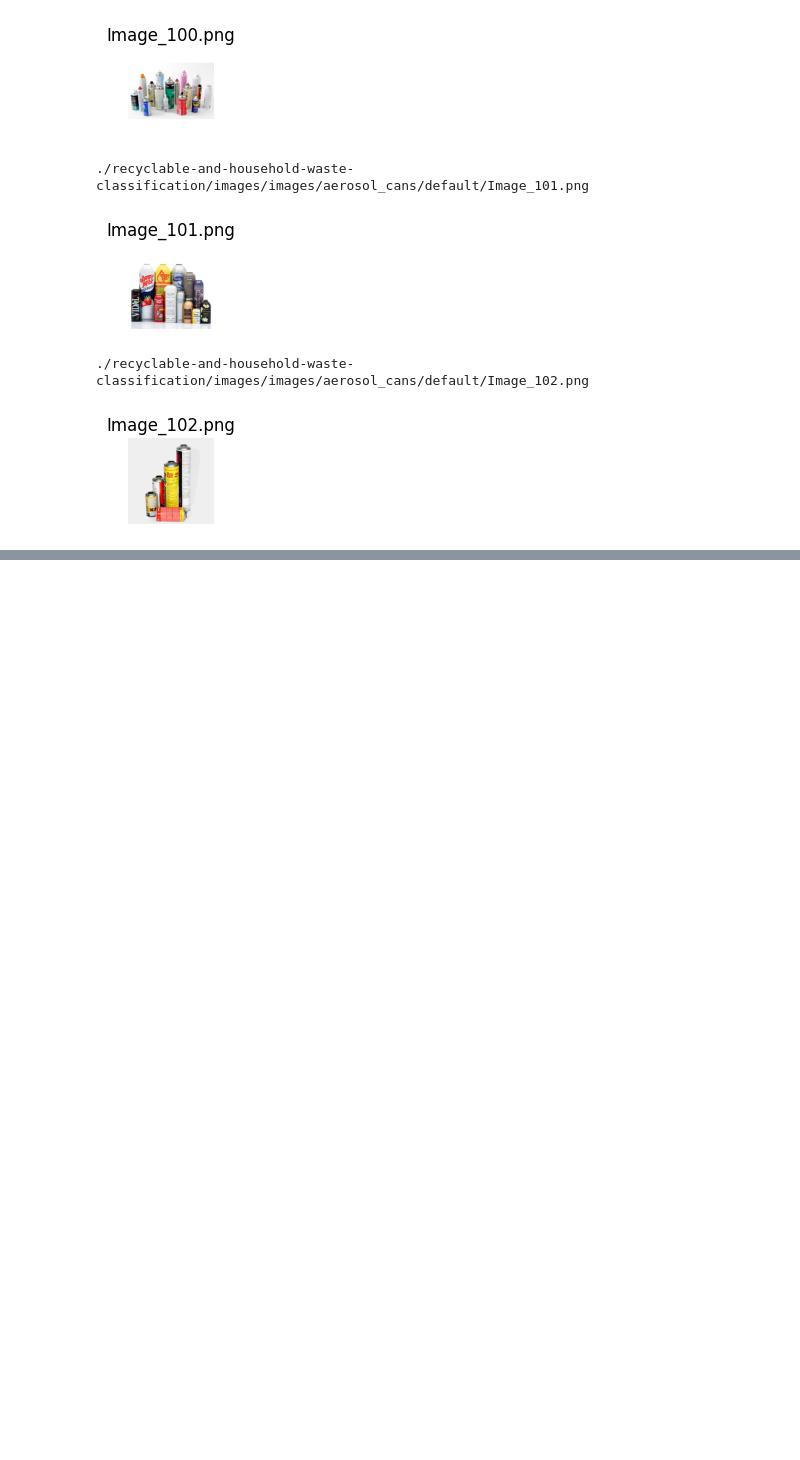
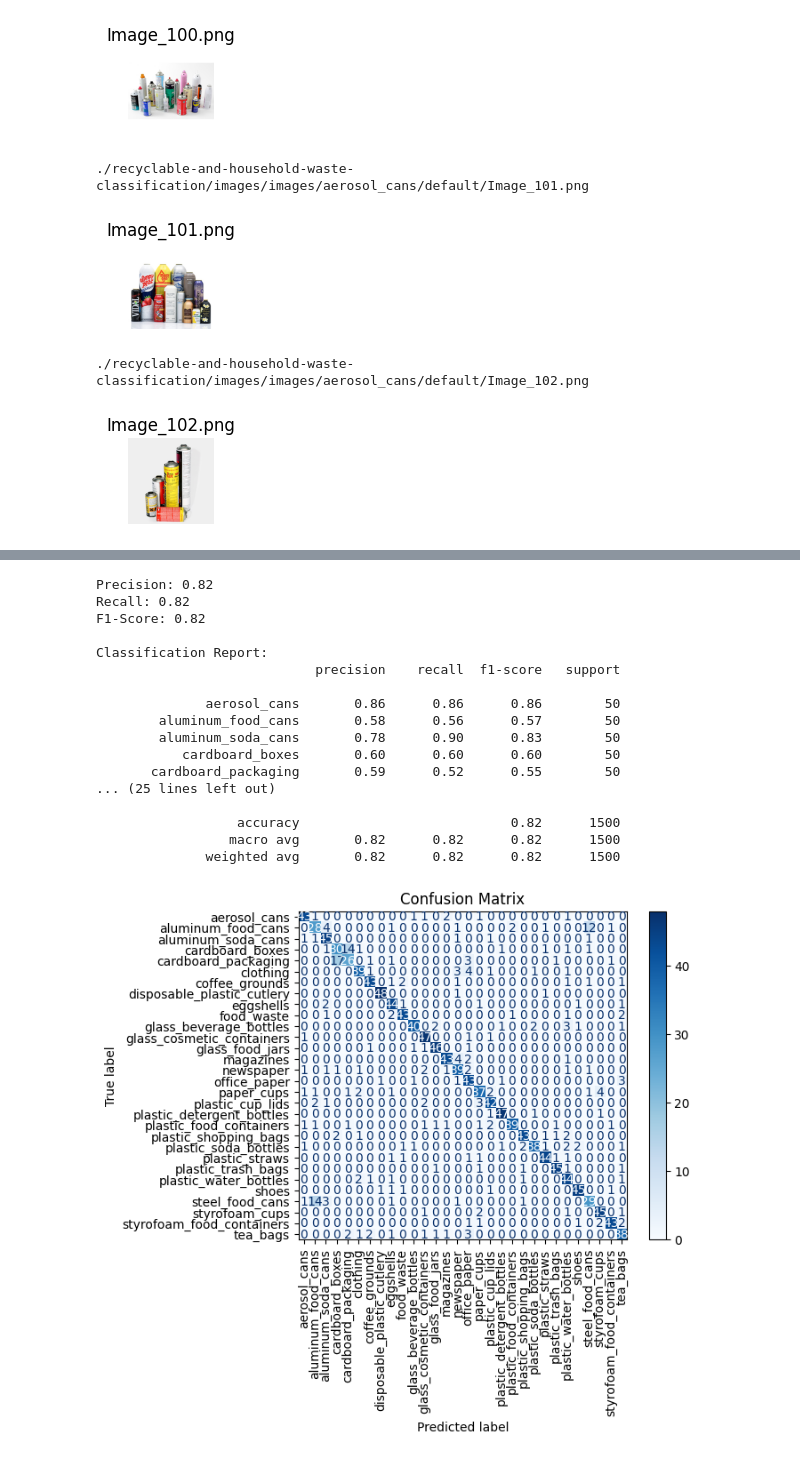
Before and after one commit to MahaJayapal/usd-computer-vision, a Jupyter notebook: models/VGG16_model.ipynb, the cells around one changed output, grey strips where cells are left out. Cells and saved outputs as stored; diff of their text form; code cells hidden in the pictures; blank space fills up the shorter version.

```diff
--- a/models/VGG16_model.ipynb
+++ b/models/VGG16_model.ipynb
@@ -328,0 +525,7 @@ plt.show()
+# %%
+# Predict on the test dataset
+y_pred_probs = model.predict(test_dataset)  # Model outputs probabilities
+y_pred = np.argmax(y_pred_probs, axis=1)    # Convert probabilities to class labels
+
+# Extract true labels from the test dataset
+y_true = np.concatenate([label.numpy() for _, label in test_dataset], axis=0)
@@ -328,0 +534,41 @@ plt.show()
+# %%
+# Precision, Recall, F1-Score
+precision = precision_score(y_true, y_pred, average='macro')
+recall = recall_score(y_true, y_pred, average='macro')
+f1 = f1_score(y_true, y_pred, average='macro')
+
+print(f"Precision: {precision:.2f}")
+print(f"Recall: {recall:.2f}")
+print(f"F1-Score: {f1:.2f}")
+
+# Classification report
+report = classification_report(y_true, y_pred, target_names=test_class_names)
+print("\nClassification Report:")
+print(report)
+
+# Confusion matrix
+cm = confusion_matrix(y_true, y_pred)
+disp = ConfusionMatrixDisplay(confusion_matrix=cm, display_labels=test_class_names)
+disp.plot(cmap=plt.cm.Blues)
+plt.xticks(rotation=90)
+plt.title('Confusion Matrix')
+plt.show()
+# %% [output]
+Precision: 0.82
+Recall: 0.82
+F1-Score: 0.82
+
+Classification Report:
+                            precision    recall  f1-score   support
+
+              aerosol_cans       0.86      0.86      0.86        50
+        aluminum_food_cans       0.58      0.56      0.57        50
+        aluminum_soda_cans       0.78      0.90      0.83        50
+           cardboard_boxes       0.60      0.60      0.60        50
+       cardboard_packaging       0.59      0.52      0.55        50
+... (25 lines left out)
+
+                  accuracy                           0.82      1500
+                 macro avg       0.82      0.82      0.82      1500
+              weighted avg       0.82      0.82      0.82      1500
+[figure, added]
```
Also changed, not shown: parts of 24 cells of this notebook.
